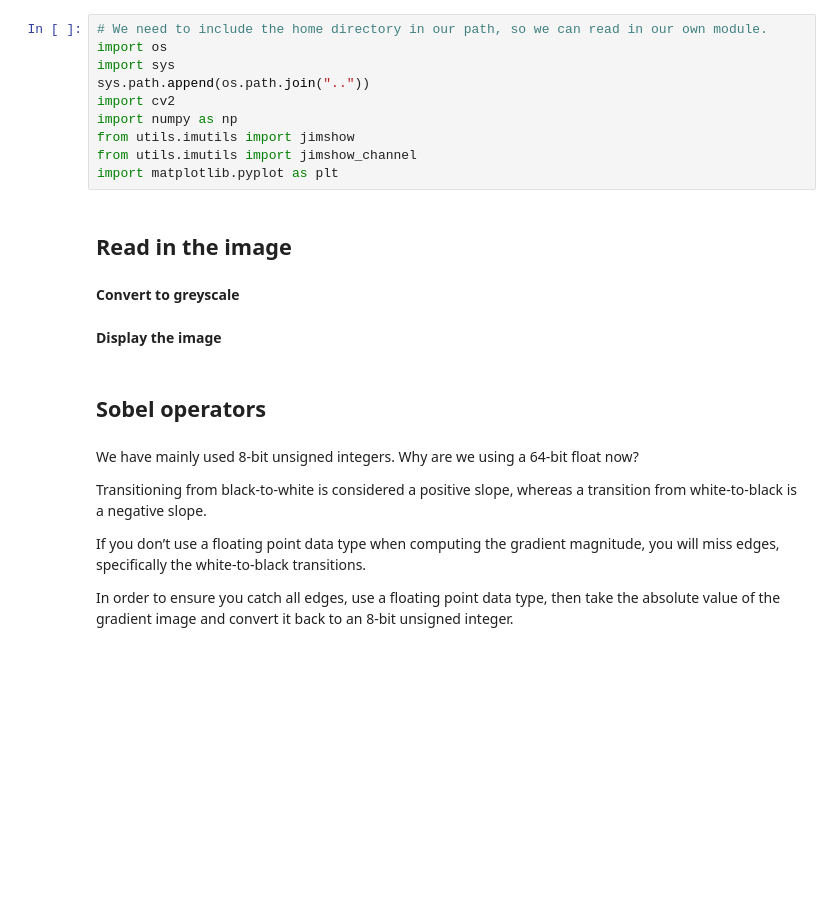
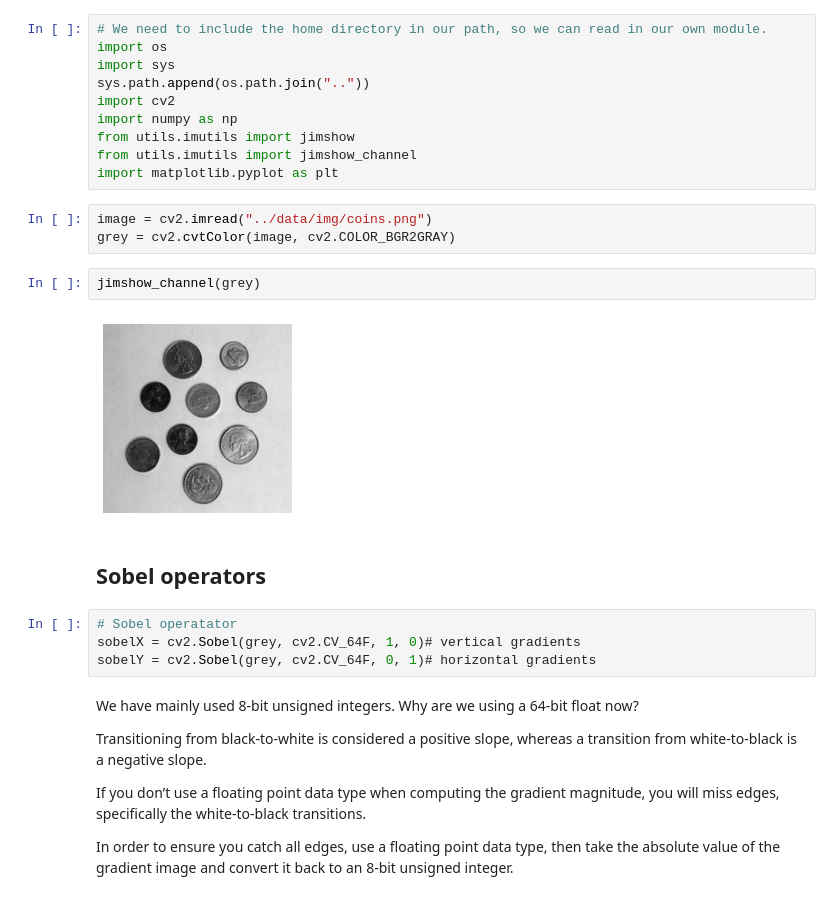
Before and after one commit to CDS-AU-DK/cds-visual, a Jupyter notebook: notebooks/session5_inclass_rdkm.ipynb, the cells around one changed output. Cells and saved outputs as stored; diff of their text form; blank space fills up the shorter version.

```diff
--- a/notebooks/session5_inclass_rdkm.ipynb
+++ b/notebooks/session5_inclass_rdkm.ipynb
@@ -10,14 +8,19 @@ import numpy as np
 from utils.imutils import jimshow
 from utils.imutils import jimshow_channel
 import matplotlib.pyplot as plt
-# %% [markdown]
-## Read in the image
-# %% [markdown]
-__Convert to greyscale__
-# %% [markdown]
-__Display the image__
+# %%
+image = cv2.imread("../data/img/coins.png")
+grey = cv2.cvtColor(image, cv2.COLOR_BGR2GRAY)
+# %%
+jimshow_channel(grey)
+# %% [output]
+[figure, added]
 # %% [markdown]
 ## Sobel operators
+# %%
+# Sobel operatator
+sobelX = cv2.Sobel(grey, cv2.CV_64F, 1, 0)# vertical gradients
+sobelY = cv2.Sobel(grey, cv2.CV_64F, 0, 1)# horizontal gradients
 # %% [markdown]
 We have mainly used 8-bit unsigned integers. Why are we using a 64-bit float now?
 
```
Also changed, not shown: parts of 16 cells of this notebook.
